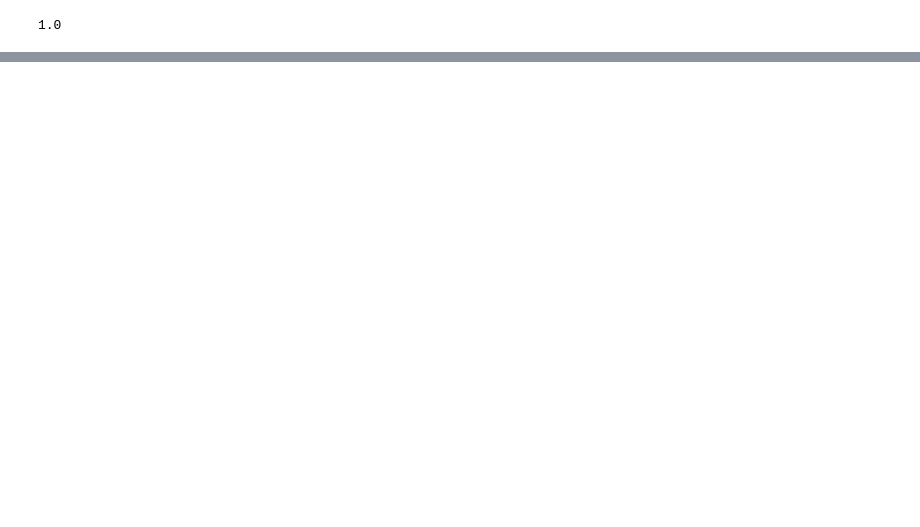
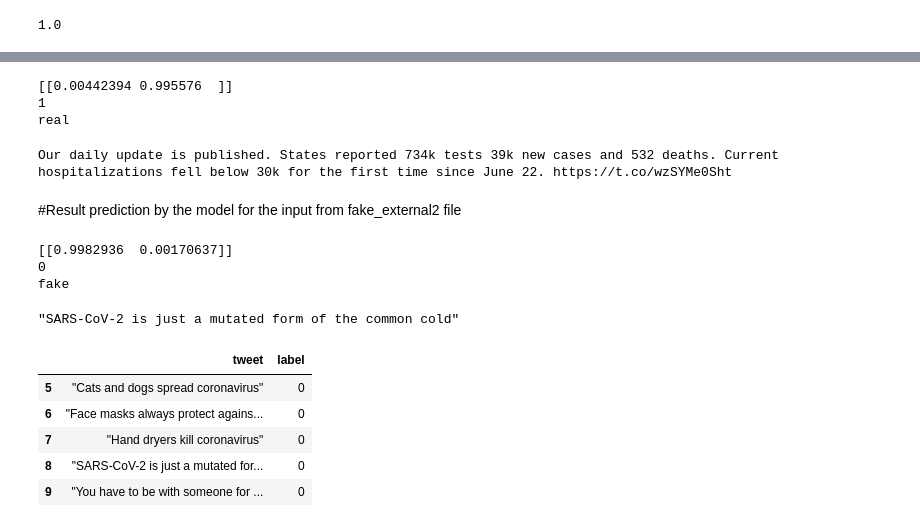
Before and after one commit to sreebalajisree/Fake_News_Detection, a Jupyter notebook: fake_news_dectetion_BERT_tpu_1Model_5_Fold_CV_.ipynb, the cells around one changed output, grey strips where cells are left out. Saved outputs shown, nothing was run; the diff lists cells and outputs as text; code cells hidden in the pictures; blank space fills up the shorter version.

```diff
--- a/fake_news_dectetion_BERT_tpu_1Model_5_Fold_CV_.ipynb
+++ b/fake_news_dectetion_BERT_tpu_1Model_5_Fold_CV_.ipynb
@@ -678,0 +713,14 @@ f1_score(np.array(fake_valid1.label,dtype='int32'),np.argmax(pred,axis=1),averag
+# %%
+print(new_pred)
+print(np.argmax(new_pred))
+print(labels[np.argmax(new_pred)])
+# %% [output]
+[[0.00442394 0.995576  ]]
+1
+real
+# %%
+print(new_text)
+# %% [output]
+Our daily update is published. States reported 734k tests 39k new cases and 532 deaths. Current hospitalizations fell below 30k for the first time since June 22. https://t.co/wzSYMe0Sht
+# %% [markdown]
+#Result prediction by the model for the input from fake_external2 file
@@ -678,0 +734,21 @@ f1_score(np.array(fake_valid1.label,dtype='int32'),np.argmax(pred,axis=1),averag
+# %%
+print(new_pred1)
+print(np.argmax(new_pred1))
+print(labels[np.argmax(new_pred1)])
+# %% [output]
+[[0.9982936  0.00170637]]
+0
+fake
+# %%
+print(new_text1)
+# %% [output]
+"SARS-CoV-2 is just a mutated form of the common cold"
+# %%
+fake_external2[5:10]
+# %% [output]
+|  | tweet | label |
+| 5 | "Cats and dogs spread coronavirus" | 0 |
+| 6 | "Face masks always protect agains... | 0 |
+| 7 | "Hand dryers kill coronavirus" | 0 |
+| 8 | "SARS-CoV-2 is just a mutated for... | 0 |
+| 9 | "You have to be with someone for ... | 0 |
```
Also changed, not shown: parts of 38 cells of this notebook.
